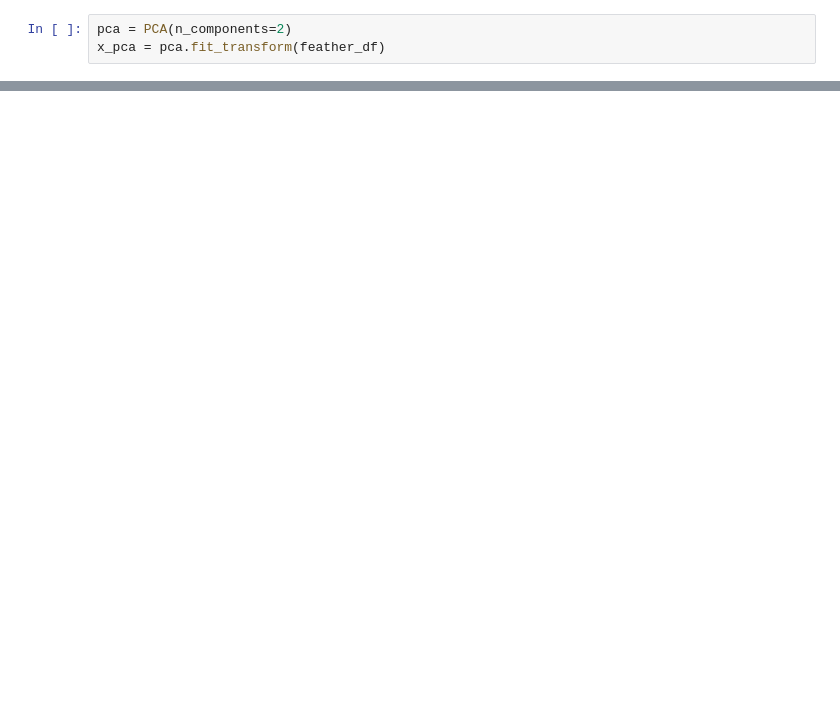
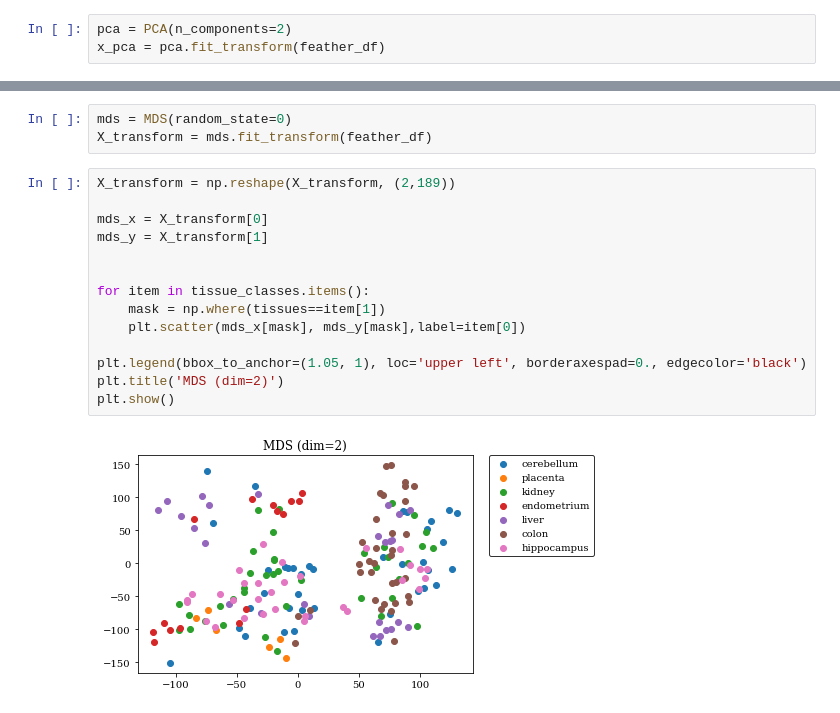
Before and after one commit to HarritonResearchLab/genomics, a Jupyter notebook: notes/Dimensionality Reduction.ipynb, the cells around one changed output, grey strips where cells are left out. Drawn from its saved outputs; the diff is of its cells as text; blank space fills up the shorter version.

```diff
--- a/notes/Dimensionality Reduction.ipynb
+++ b/notes/Dimensionality Reduction.ipynb
@@ -116,0 +133,19 @@ plt.show()
+# %%
+mds = MDS(random_state=0)
+X_transform = mds.fit_transform(feather_df)
+# %%
+X_transform = np.reshape(X_transform, (2,189))
+
+mds_x = X_transform[0]
+mds_y = X_transform[1]
+
+
+for item in tissue_classes.items():
+    mask = np.where(tissues==item[1])
+    plt.scatter(mds_x[mask], mds_y[mask],label=item[0])
+
+plt.legend(bbox_to_anchor=(1.05, 1), loc='upper left', borderaxespad=0., edgecolor='black')
+plt.title('MDS (dim=2)')
+plt.show()
+# %% [output]
+[figure, added]
```
Also changed, not shown: parts of 7 cells of this notebook, 2 other files.
